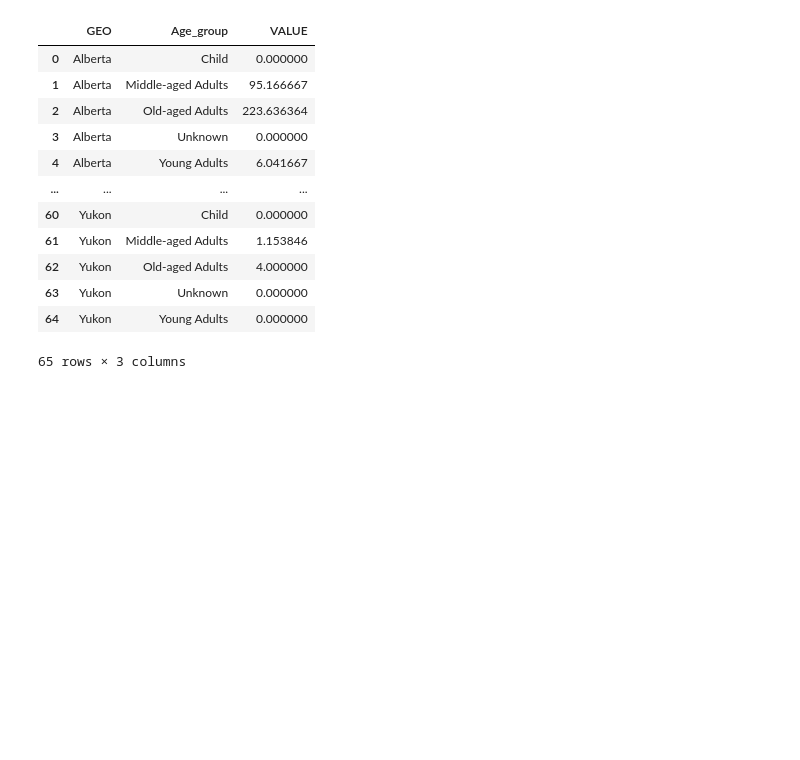
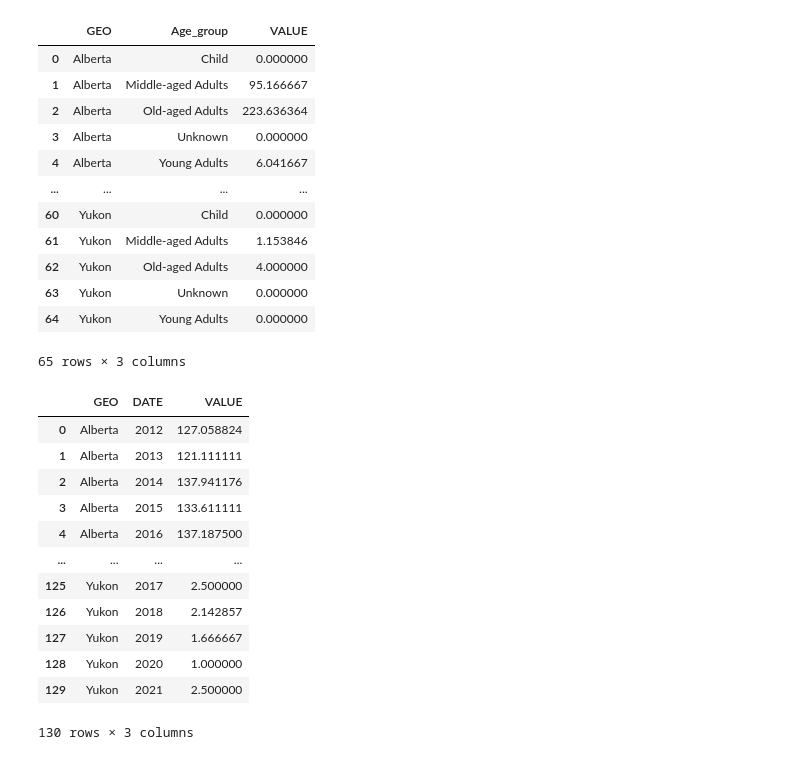
Before and after one commit to karan-khubdikar/breast_cancer_awareness, a Jupyter notebook: notebooks/data_filtering.ipynb, the cells around one changed output. Drawn from its saved outputs; the diff is of its cells as text; code cells hidden in the pictures; blank space fills up the shorter version.

Commit message:
Updated charts and tables

```diff
--- a/notebooks/data_filtering.ipynb
+++ b/notebooks/data_filtering.ipynb
@@ -194,3 +194,22 @@ df_prov_age.to_csv('../data/filtered/age_data.csv')
 grouped_type = df2.groupby(['GEO','Cancer_type'])['VALUE'].mean()
 df_prov_type = grouped_type.reset_index()
 df_prov_type
+# %%
+df2_year_prov = df2.query('Cancer_type == "Breast"')
+grouped_year_geo = df2_year_prov.groupby(['GEO','DATE'])['VALUE'].mean()
+df_prov_year = grouped_year_geo.reset_index()
+df_prov_year
+# %% [output]
+|  | GEO | DATE | VALUE |
+| 0 | Alberta | 2012 | 127.058824 |
+| 1 | Alberta | 2013 | 121.111111 |
+| 2 | Alberta | 2014 | 137.941176 |
+| 3 | Alberta | 2015 | 133.611111 |
+| 4 | Alberta | 2016 | 137.187500 |
+| ... | ... | ... | ... |
+| 125 | Yukon | 2017 | 2.500000 |
+| 126 | Yukon | 2018 | 2.142857 |
+| 127 | Yukon | 2019 | 1.666667 |
+| 128 | Yukon | 2020 | 1.000000 |
+| 129 | Yukon | 2021 | 2.500000 |
+130 rows × 3 columns
```
Also changed, not shown: parts of 2 cells of this notebook, 3 other files.
